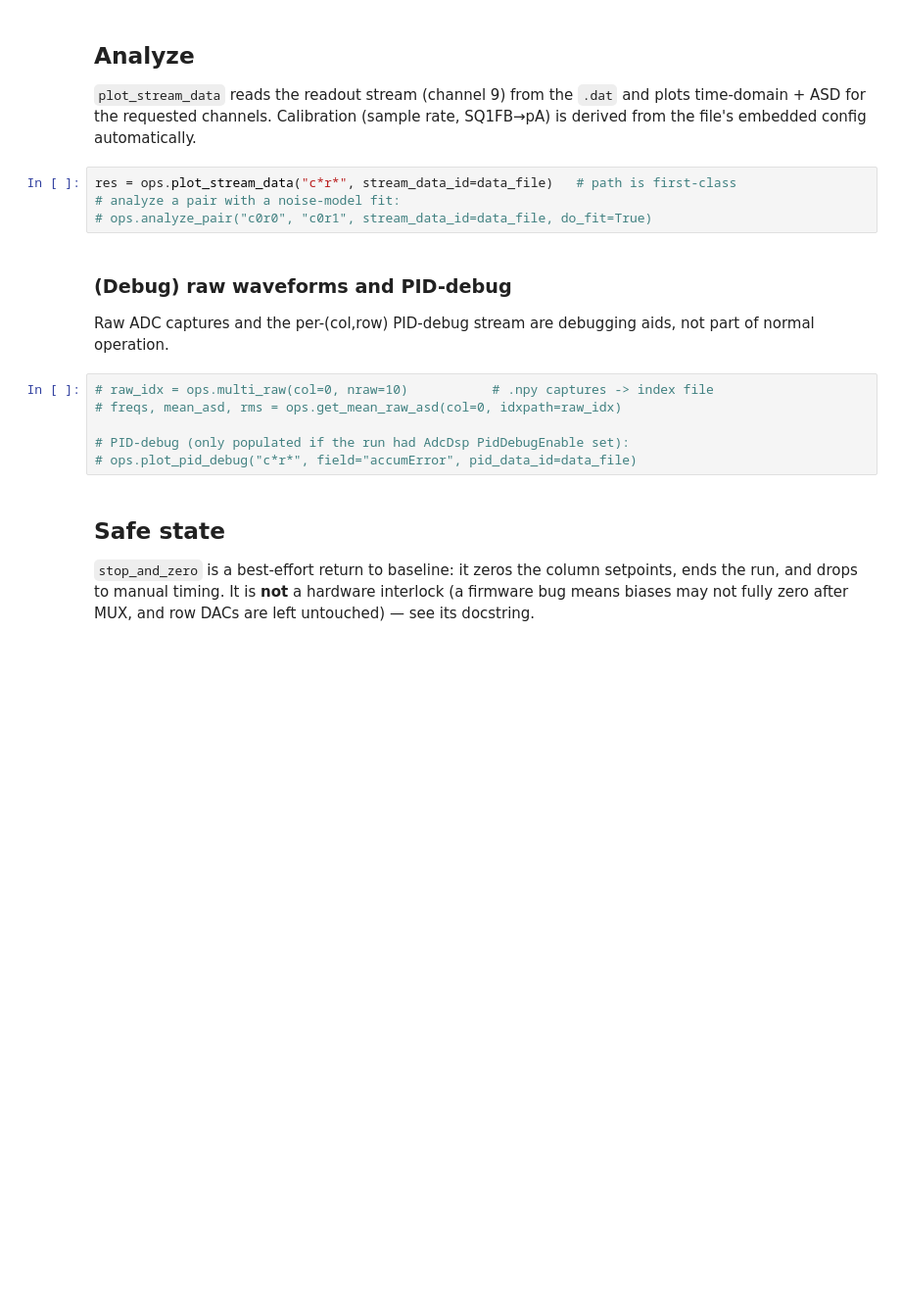
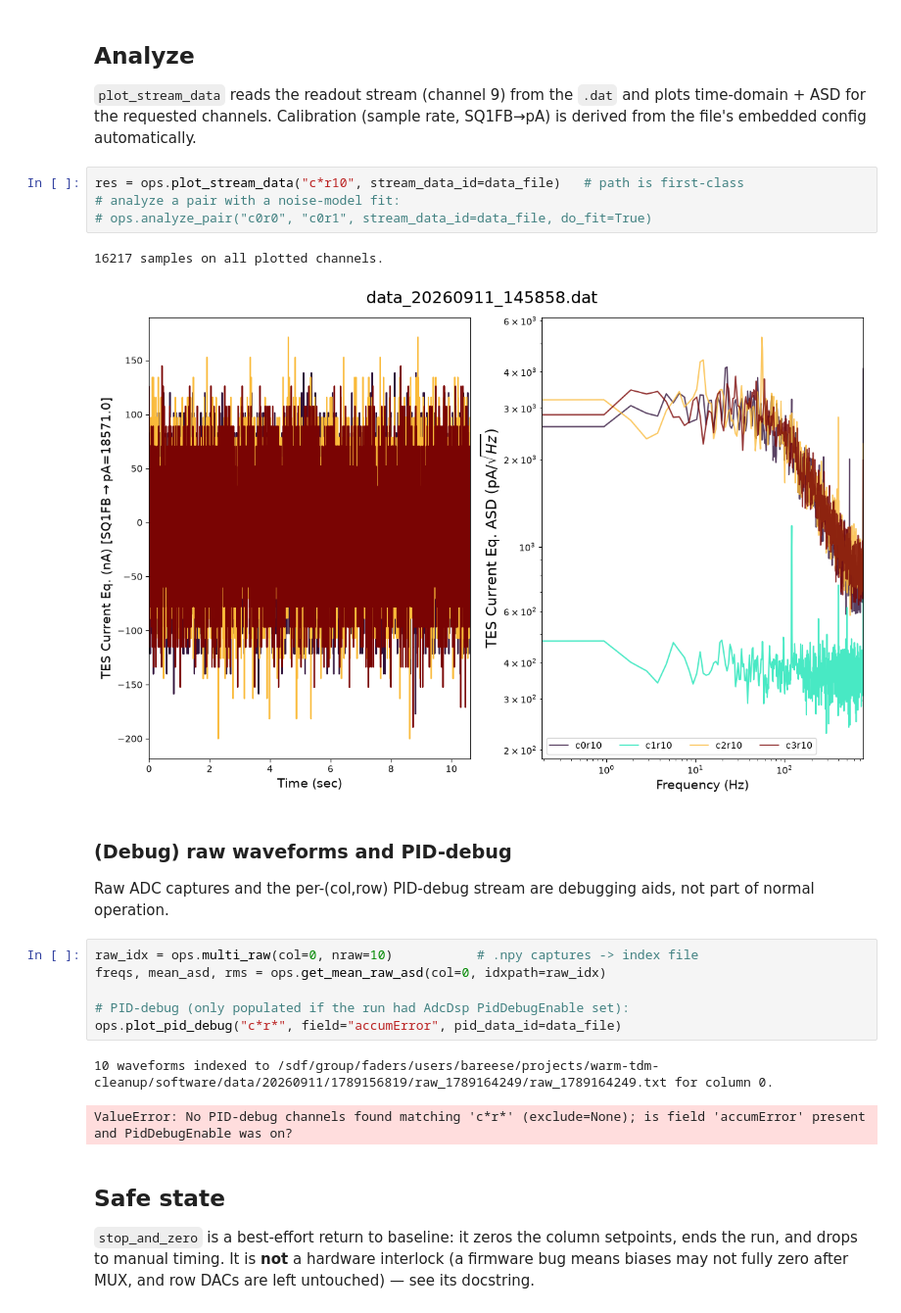
Before and after one commit to slaclab/warm-tdm, a Jupyter notebook: software/jupyter/operations_template.ipynb, the cells around one changed output. Shown at 98% size. Drawn from its saved outputs; the diff is of its cells as text; blank space fills up the shorter version.

```diff
--- a/software/jupyter/operations_template.ipynb
+++ b/software/jupyter/operations_template.ipynb
@@ -120,20 +279,26 @@ print("wrote", data_file)
 plots time-domain + ASD for the requested channels. Calibration (sample rate,
 SQ1FB→pA) is derived from the file's embedded config automatically.
 # %%
-res = ops.plot_stream_data("c*r*", stream_data_id=data_file)   # path is first-class
+res = ops.plot_stream_data("c*r10", stream_data_id=data_file)   # path is first-class
 # analyze a pair with a noise-model fit:
 # ops.analyze_pair("c0r0", "c0r1", stream_data_id=data_file, do_fit=True)
+# %% [output]
+16217 samples on all plotted channels.
+[figure, added]
 # %% [markdown]
 ### (Debug) raw waveforms and PID-debug
 
 Raw ADC captures and the per-(col,row) PID-debug stream are debugging aids, not
 part of normal operation.
 # %%
-# raw_idx = ops.multi_raw(col=0, nraw=10)           # .npy captures -> index file
-# freqs, mean_asd, rms = ops.get_mean_raw_asd(col=0, idxpath=raw_idx)
+raw_idx = ops.multi_raw(col=0, nraw=10)           # .npy captures -> index file
+freqs, mean_asd, rms = ops.get_mean_raw_asd(col=0, idxpath=raw_idx)
 
 # PID-debug (only populated if the run had AdcDsp PidDebugEnable set):
-# ops.plot_pid_debug("c*r*", field="accumError", pid_data_id=data_file)
+ops.plot_pid_debug("c*r*", field="accumError", pid_data_id=data_file)
+# %% [output]
+10 waveforms indexed to /sdf/group/faders/users/bareese/projects/warm-tdm-cleanup/software/data/20260911/1789156819/raw_1789164249/raw_1789164249.txt for column 0.
+ValueError: No PID-debug channels found matching 'c*r*' (exclude=None); is field 'accumError' present and PidDebugEnable was on?
 # %% [markdown]
 ## Safe state
 
```
Also changed, not shown: parts of 16 cells of this notebook, 1 other file.
